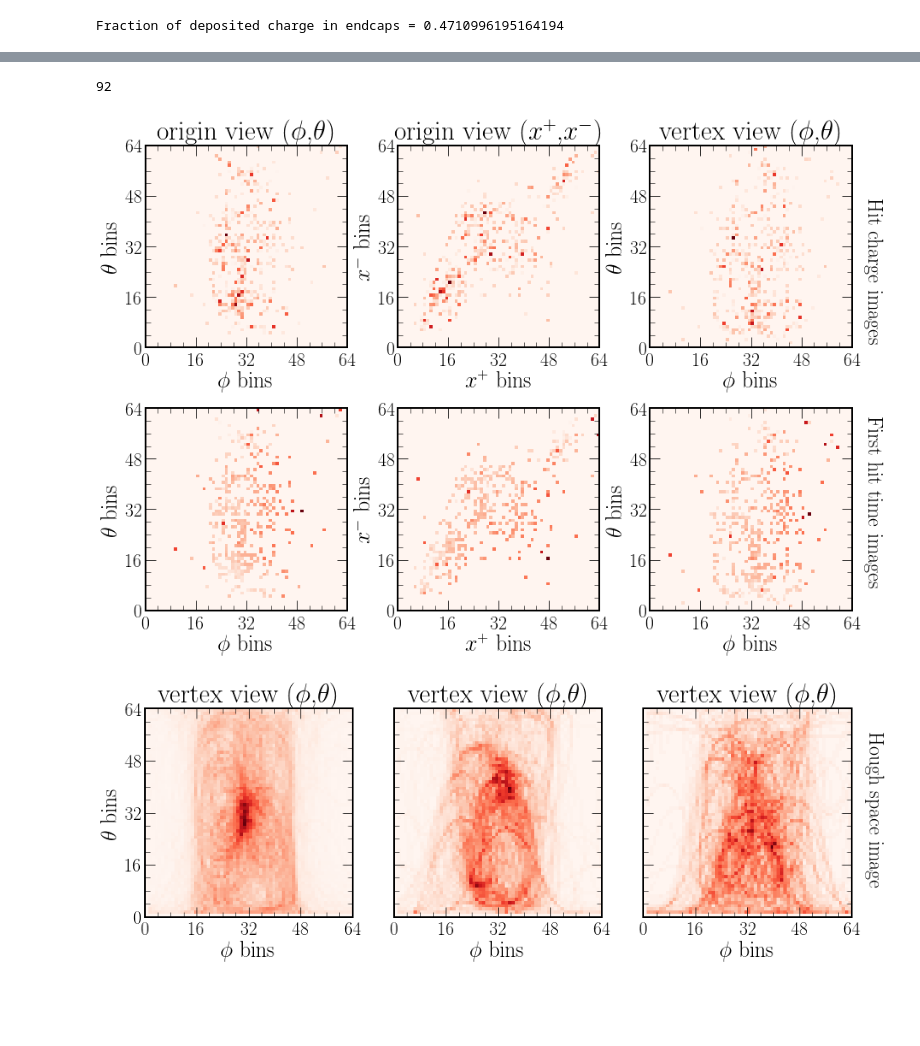
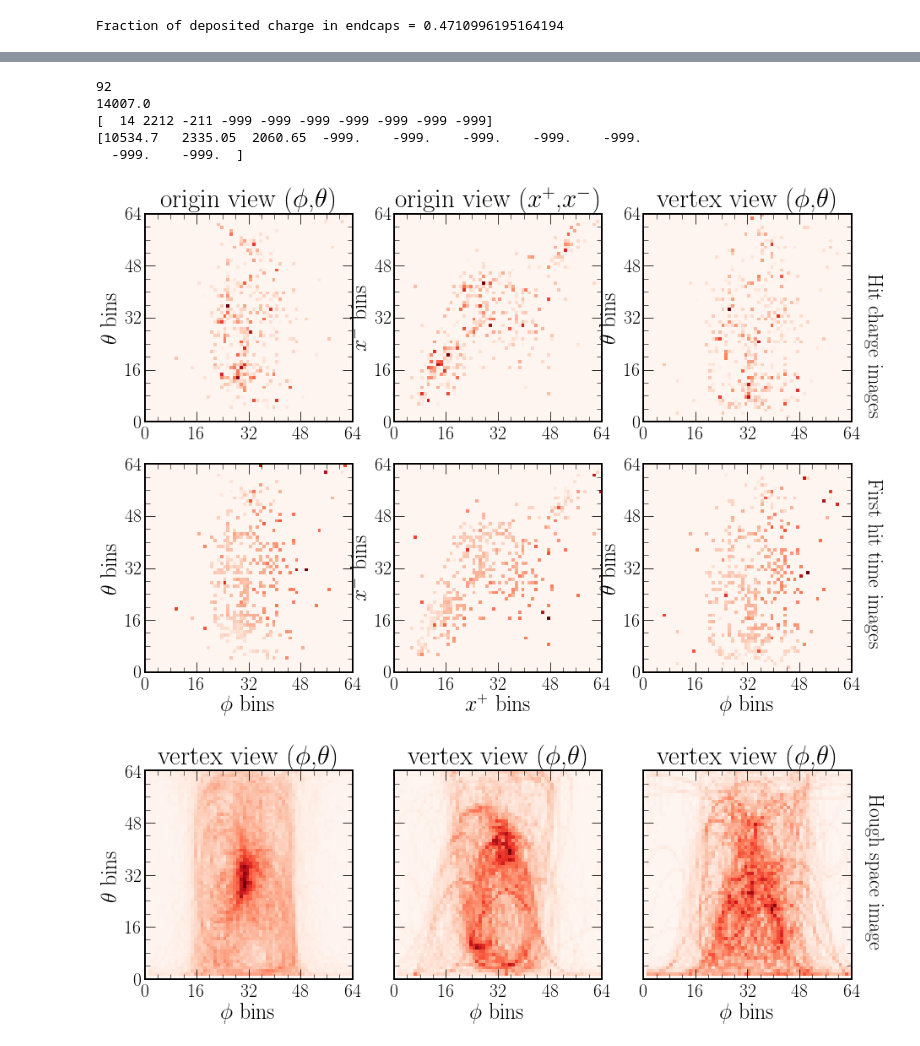
Before and after one commit to chipsneutrino/chips-net, a Jupyter notebook: analysis.ipynb, the cells around one changed output, grey strips where cells are left out. Saved outputs shown, nothing was run; the diff lists cells and outputs as text; code cells hidden in the pictures; blank space fills up the shorter version.

```diff
--- a/analysis.ipynb
+++ b/analysis.ipynb
@@ -261,7 +259,7 @@ chipsnet.plotting.save(save_path + "explore_nu_energies")
 image_size = [64, 64]
 images_dict = {"r_charge_map_origin": [], "r_charge_map_iso": [], "r_charge_map_vtx": [],
                "r_time_map_origin": [], "r_time_map_iso": [], "r_time_map_vtx": [], "r_hough_map_vtx": []}
-true_dict = {"t_code": []}
+true_dict = {"t_code": [], "t_nuEnergy": [], "t_p_pdgs": [], "t_p_energies": []}
 
 # Load the images into the dictionary
 nuel_file = uproot.open(nuel_map_file)
@@ -309,9 +331,17 @@ chipsnet.plotting.plot_hit_time(images_dict, 4017, save_path+"explore_cosmic_eve
 # %%
-print(true_dict["t_code"][2031])
+event_num = 2031
+print(true_dict["t_code"][event_num])
+print(true_dict["t_nuEnergy"][event_num])
+print(true_dict["t_p_pdgs"][event_num])
+print(true_dict["t_p_energies"][event_num])
 chipsnet.plotting.plot_hit_time(images_dict, 2031, save_path+"explore_numu_ncdis_event")
 # %% [output]
 92
+14007.0
+[  14 2212 -211 -999 -999 -999 -999 -999 -999 -999]
+[10534.7   2335.05  2060.65  -999.    -999.    -999.    -999.    -999.
+  -999.    -999.  ]
-[figure, old version]
+[figure, new version]
 # %%
 chipsnet.plotting.plot_hough(images_dict, [41, 2037, 2031], save_path+"explore_hough_events")
 # %% [output]
```
Also changed, not shown: parts of 97 cells of this notebook, 23 other files.
